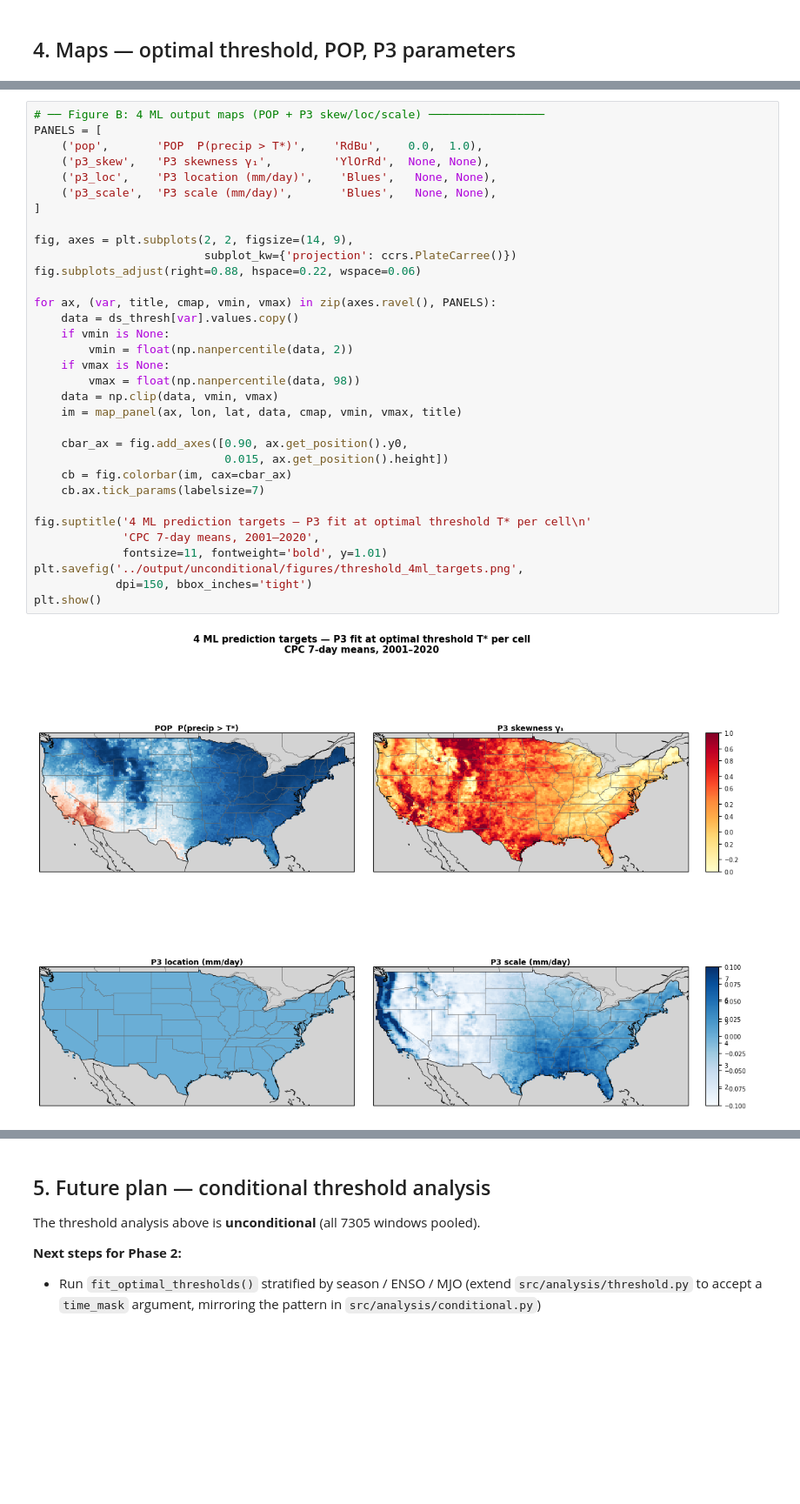
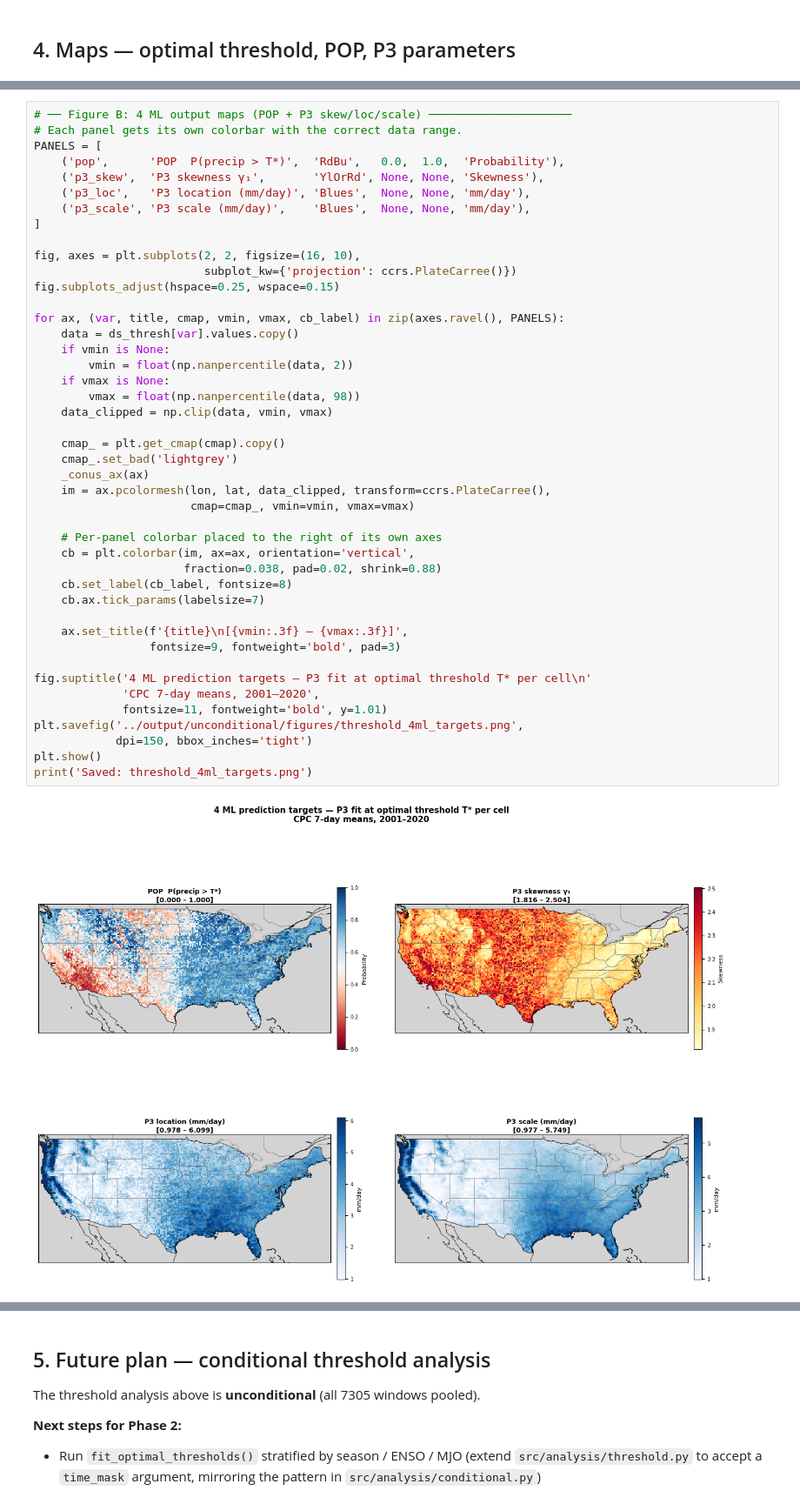
Before and after one commit to Chi-JuiChen/precip-distribution-conus, a Jupyter notebook: notebooks/07_wet_threshold_analysis.ipynb, the cells around one changed output, grey strips where cells are left out. Shown at 87% size. Saved outputs shown, nothing was run; the diff lists cells and outputs as text; blank space fills up the shorter version.

```diff
--- a/notebooks/07_wet_threshold_analysis.ipynb
+++ b/notebooks/07_wet_threshold_analysis.ipynb
@@ -272,35 +340,46 @@ plt.show()
 # %%
-# ── Figure B: 4 ML output maps (POP + P3 skew/loc/scale) ─────────────────
+# ── Figure B: 4 ML output maps (POP + P3 skew/loc/scale) ─────────────────────
+# Each panel gets its own colorbar with the correct data range.
 PANELS = [
-    ('pop',       'POP  P(precip > T*)',    'RdBu',    0.0,  1.0),
-    ('p3_skew',   'P3 skewness γ₁',         'YlOrRd',  None, None),
-    ('p3_loc',    'P3 location (mm/day)',    'Blues',   None, None),
-    ('p3_scale',  'P3 scale (mm/day)',       'Blues',   None, None),
+    ('pop',      'POP  P(precip > T*)',  'RdBu',   0.0,  1.0,  'Probability'),
+    ('p3_skew',  'P3 skewness γ₁',       'YlOrRd', None, None, 'Skewness'),
+    ('p3_loc',   'P3 location (mm/day)', 'Blues',  None, None, 'mm/day'),
+    ('p3_scale', 'P3 scale (mm/day)',    'Blues',  None, None, 'mm/day'),
 ]
 
-fig, axes = plt.subplots(2, 2, figsize=(14, 9),
+fig, axes = plt.subplots(2, 2, figsize=(16, 10),
                          subplot_kw={'projection': ccrs.PlateCarree()})
-fig.subplots_adjust(right=0.88, hspace=0.22, wspace=0.06)
+fig.subplots_adjust(hspace=0.25, wspace=0.15)
 
-for ax, (var, title, cmap, vmin, vmax) in zip(axes.ravel(), PANELS):
+for ax, (var, title, cmap, vmin, vmax, cb_label) in zip(axes.ravel(), PANELS):
     data = ds_thresh[var].values.copy()
     if vmin is None:
         vmin = float(np.nanpercentile(data, 2))
     if vmax is None:
         vmax = float(np.nanpercentile(data, 98))
-    data = np.clip(data, vmin, vmax)
-    im = map_panel(ax, lon, lat, data, cmap, vmin, vmax, title)
+    data_clipped = np.clip(data, vmin, vmax)
 
-    cbar_ax = fig.add_axes([0.90, ax.get_position().y0,
-                            0.015, ax.get_position().height])
-    cb = fig.colorbar(im, cax=cbar_ax)
+    cmap_ = plt.get_cmap(cmap).copy()
+    cmap_.set_bad('lightgrey')
+    _conus_ax(ax)
+    im = ax.pcolormesh(lon, lat, data_clipped, transform=ccrs.PlateCarree(),
+                       cmap=cmap_, vmin=vmin, vmax=vmax)
+
+    # Per-panel colorbar placed to the right of its own axes
+    cb = plt.colorbar(im, ax=ax, orientation='vertical',
+                      fraction=0.038, pad=0.02, shrink=0.88)
+    cb.set_label(cb_label, fontsize=8)
     cb.ax.tick_params(labelsize=7)
+
+    ax.set_title(f'{title}\n[{vmin:.3f} – {vmax:.3f}]',
+                 fontsize=9, fontweight='bold', pad=3)
 
 fig.suptitle('4 ML prediction targets — P3 fit at optimal threshold T* per cell\n'
              'CPC 7-day means, 2001–2020',
              fontsize=11, fontweight='bold', y=1.01)
 plt.savefig('../output/unconditional/figures/threshold_4ml_targets.png',
             dpi=150, bbox_inches='tight')
 plt.show()
+print('Saved: threshold_4ml_targets.png')
 # %% [output]
-[figure, old version]
+[figure, new version]
```
Also changed, not shown: parts of 7 cells of this notebook, 6 other files.
